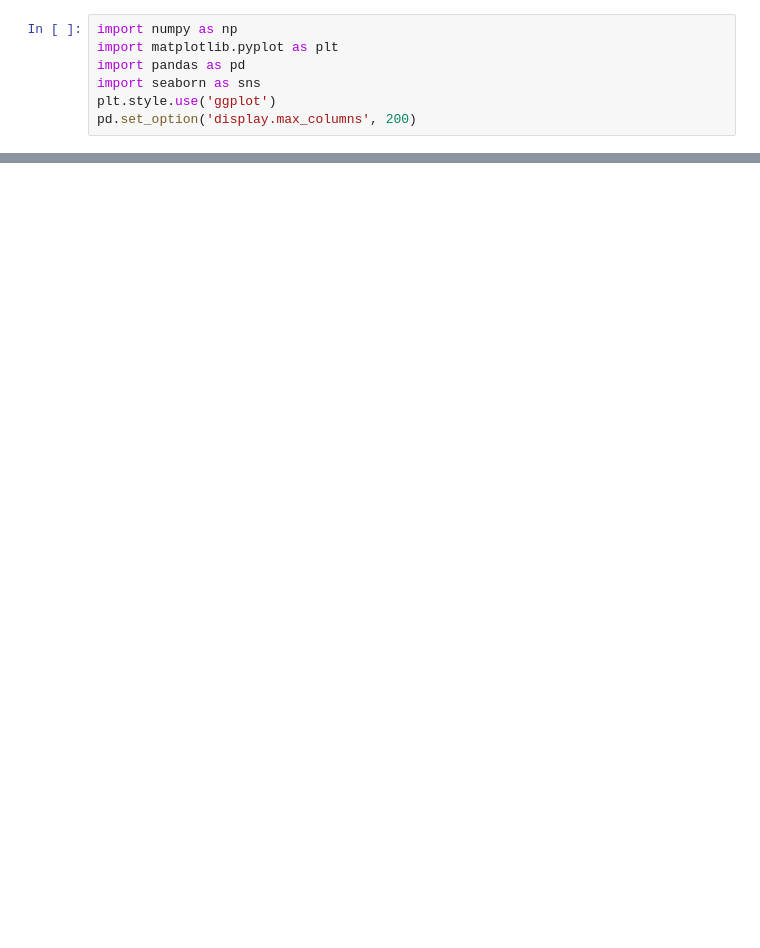
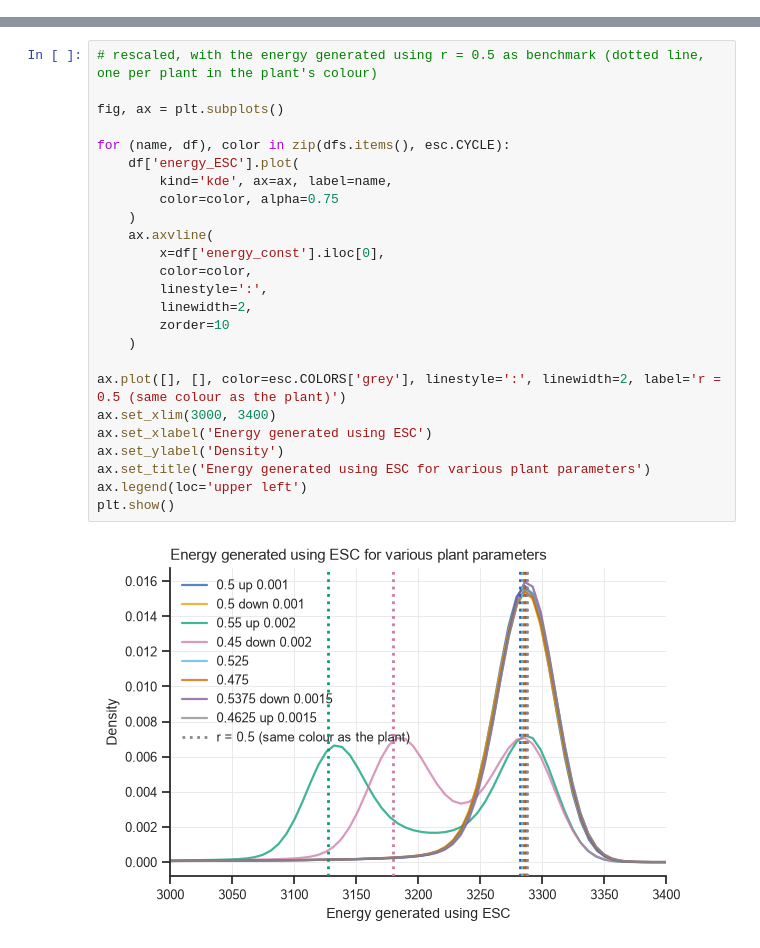
Before and after one commit to HaoPhuc/esc-fuel-ratio, a Jupyter notebook: Optimal-to-operate/OTO-Plant_fix.ipynb, the cells around one changed output, grey strips where cells are left out. Drawn from its saved outputs; the diff is of its cells as text; blank space fills up the shorter version.

```diff
--- a/Optimal-to-operate/OTO-Plant_fix.ipynb
+++ b/Optimal-to-operate/OTO-Plant_fix.ipynb
@@ -3,7 +0,0 @@
-# %%
-import numpy as np
-import matplotlib.pyplot as plt
-import pandas as pd
-import seaborn as sns
-plt.style.use('ggplot')
-pd.set_option('display.max_columns', 200)
@@ -450,0 +114,27 @@ with plt.style.context('default'):
+# %%
+# rescaled, with the energy generated using r = 0.5 as benchmark (dotted line, one per plant in the plant's colour)
+
+fig, ax = plt.subplots()
+
+for (name, df), color in zip(dfs.items(), esc.CYCLE):
+    df['energy_ESC'].plot(
+        kind='kde', ax=ax, label=name,
+        color=color, alpha=0.75
+    )
+    ax.axvline(
+        x=df['energy_const'].iloc[0],
+        color=color,
+        linestyle=':',
+        linewidth=2,
+        zorder=10
+    )
+
+ax.plot([], [], color=esc.COLORS['grey'], linestyle=':', linewidth=2, label='r = 0.5 (same colour as the plant)')
+ax.set_xlim(3000, 3400)
+ax.set_xlabel('Energy generated using ESC')
+ax.set_ylabel('Density')
+ax.set_title('Energy generated using ESC for various plant parameters')
+ax.legend(loc='upper left')
+plt.show()
+# %% [output]
+[figure, added]
```
Also changed, not shown: parts of 52 cells of this notebook, 27 other files.
